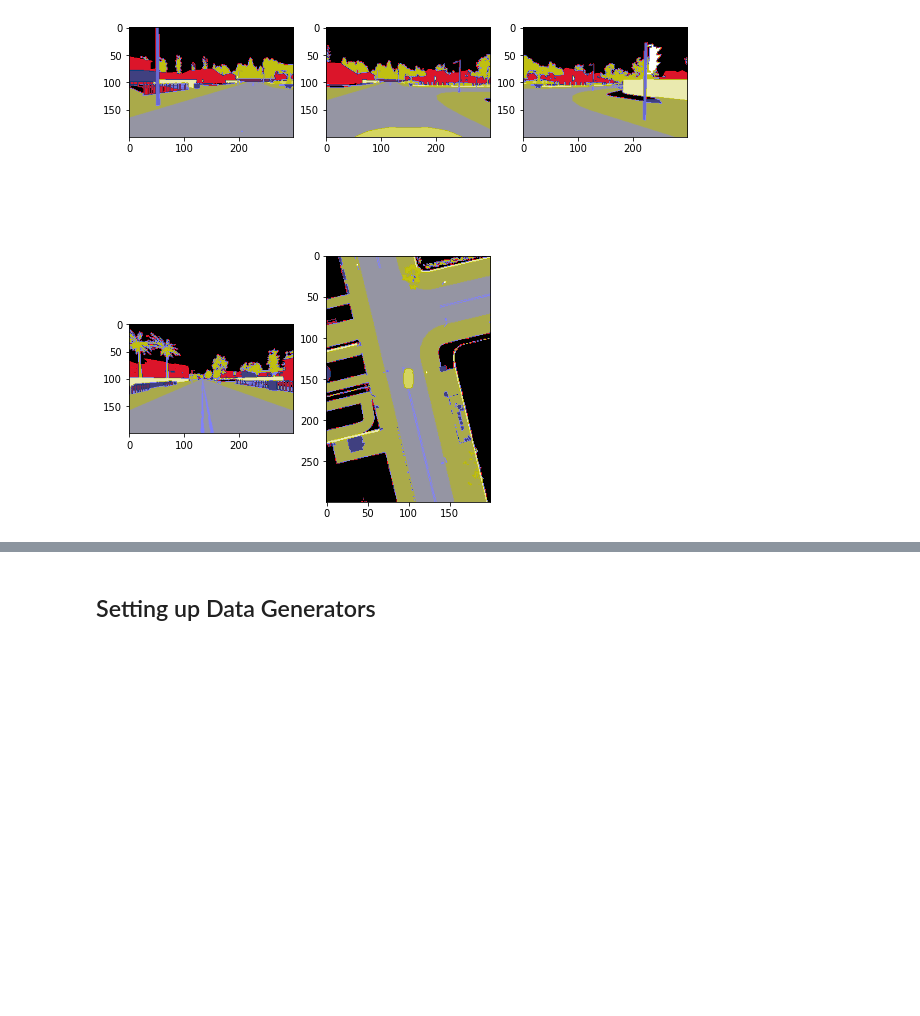
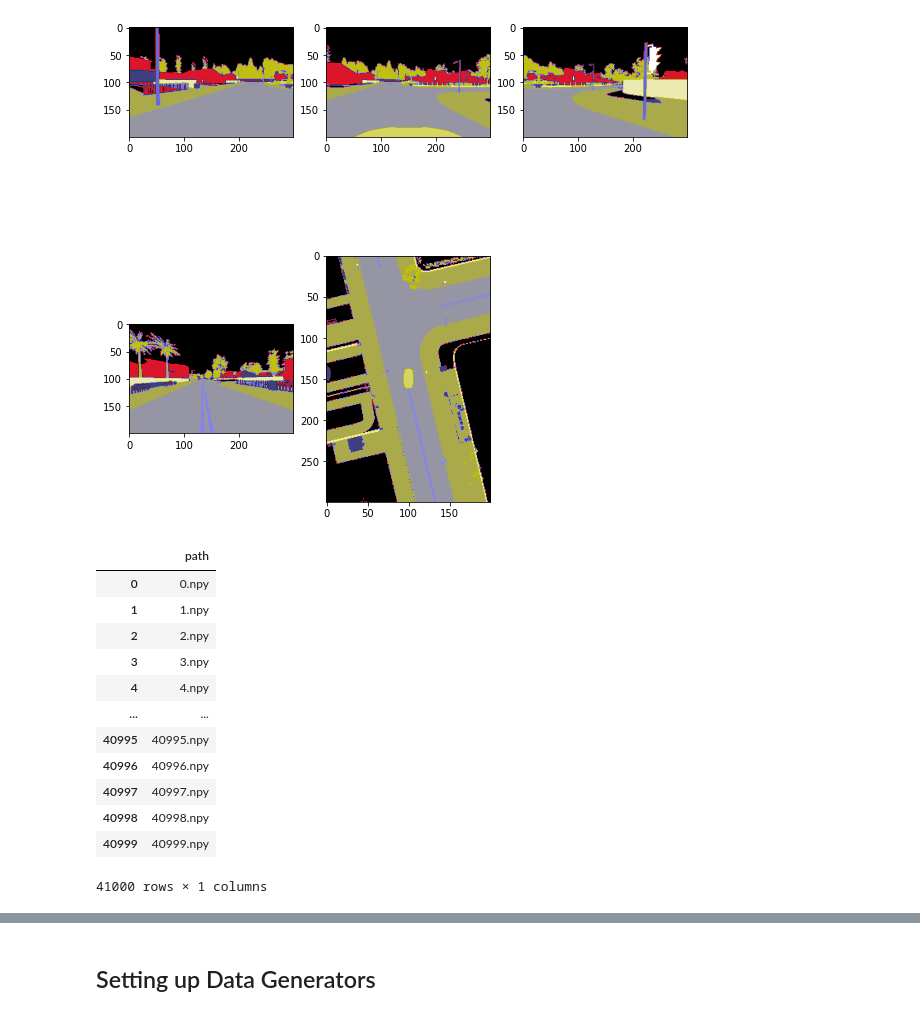
Before and after one commit to Wardmisp/Bird-Eye-View, a Jupyter notebook: AutoEncoder.ipynb, the cells around one changed output, grey strips where cells are left out. Cells and saved outputs as stored; diff of their text form; code cells hidden in the pictures; blank space fills up the shorter version.

```diff
--- a/AutoEncoder.ipynb
+++ b/AutoEncoder.ipynb
@@ -84,3 +84,19 @@ def get_paths(val_size=5000):
   return pd.DataFrame({'path':img_paths[:-val_size]}), pd.DataFrame({'path':img_paths[-val_size:]})
 # %%
 img_paths_train, img_paths_val = get_paths()
+# %%
+img_paths_train
+# %% [output]
+|  | path |
+| 0 | 0.npy |
+| 1 | 1.npy |
+| 2 | 2.npy |
+| 3 | 3.npy |
+| 4 | 4.npy |
+| ... | ... |
+| 40995 | 40995.npy |
+| 40996 | 40996.npy |
+| 40997 | 40997.npy |
+| 40998 | 40998.npy |
+| 40999 | 40999.npy |
+41000 rows × 1 columns
```
Also changed, not shown: parts of 7 cells of this notebook.
